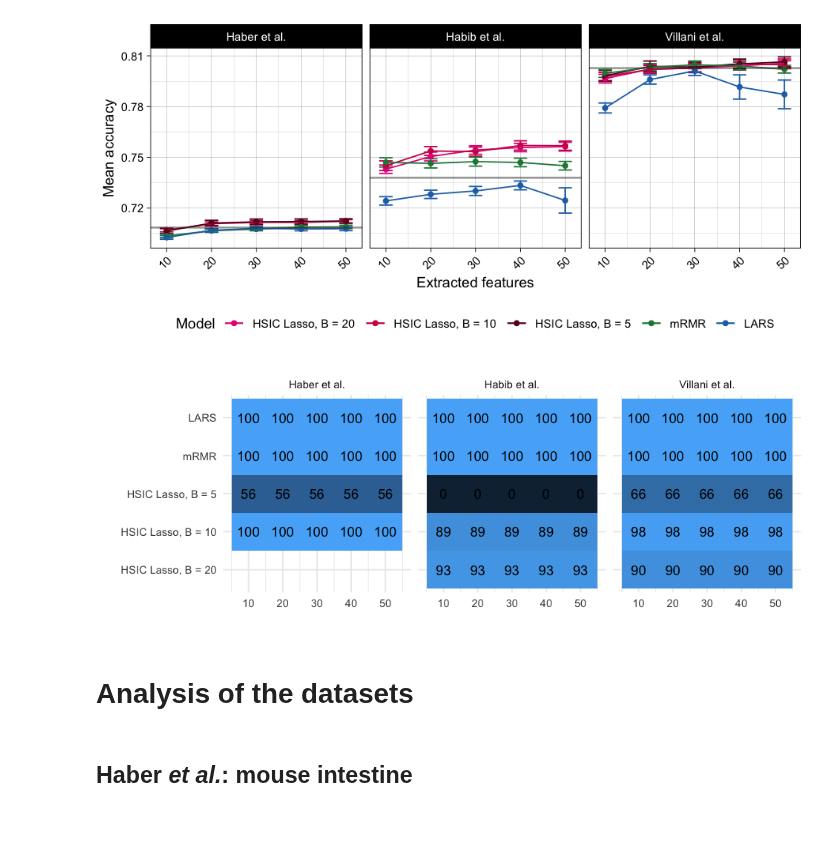
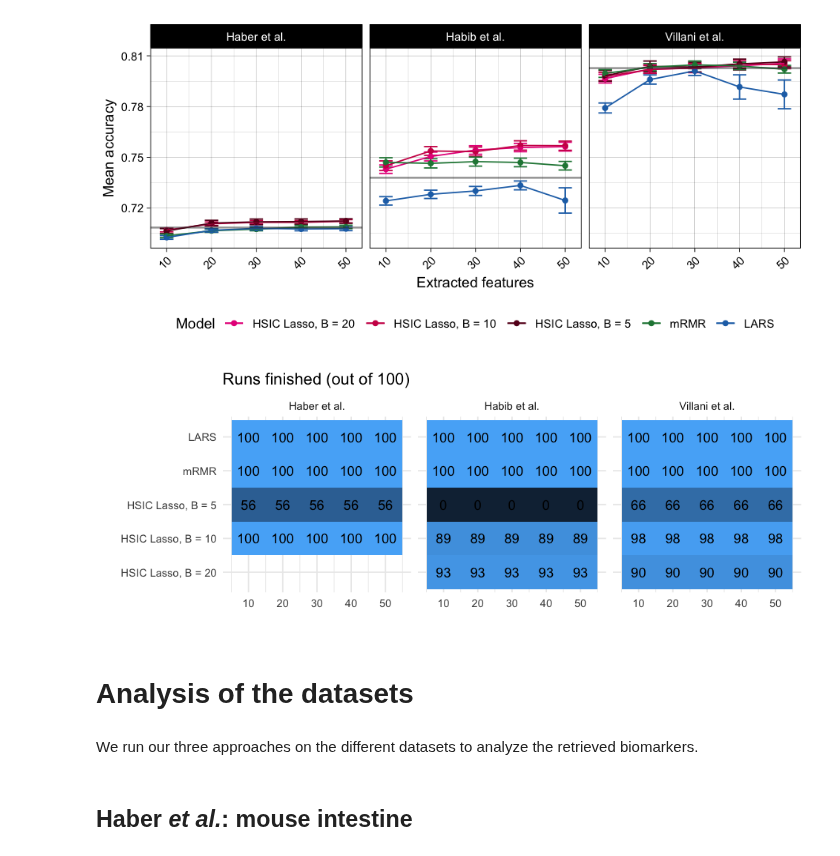
Before and after one commit to hclimente/nori, a Jupyter notebook: doc/single_cell.ipynb, the cells around one changed output. Cells and saved outputs as stored; diff of their text form; code cells hidden in the pictures; blank space fills up the shorter version.

```diff
--- a/doc/single_cell.ipynb
+++ b/doc/single_cell.ipynb
@@ -84,15 +88,15 @@ Warning message:
 # %%
 options(repr.plot.width=8, repr.plot.height=3)
 ggplot(sc, aes(x = model, y = selected, fill = ended, label = ended)) +
     geom_tile() +
     geom_text() +
     theme_minimal() +
     theme(legend.position = 'none') +
-    labs(x = '', y = '') +
+    labs(x = '', y = '', title = 'Runs finished (out of 100)') +
     coord_flip() +
     facet_grid(. ~ label)
 # %% [output]
-[figure, old version]
+[figure, new version]
 # %% [markdown]
 # Analysis of the datasets
 # %%
@@ -156,6 +160,8 @@ plot_pathways <- function(genes, pathways) {
             scale_fill_manual(values = palette)
 
 }
+# %% [markdown]
+We run our three approaches on the different datasets to analyze the retrieved biomarkers.
 # %% [markdown]
 ## Haber *et al.*: mouse intestine
 # %%
```
Also changed, not shown: parts of 9 cells of this notebook, 2 other files.
